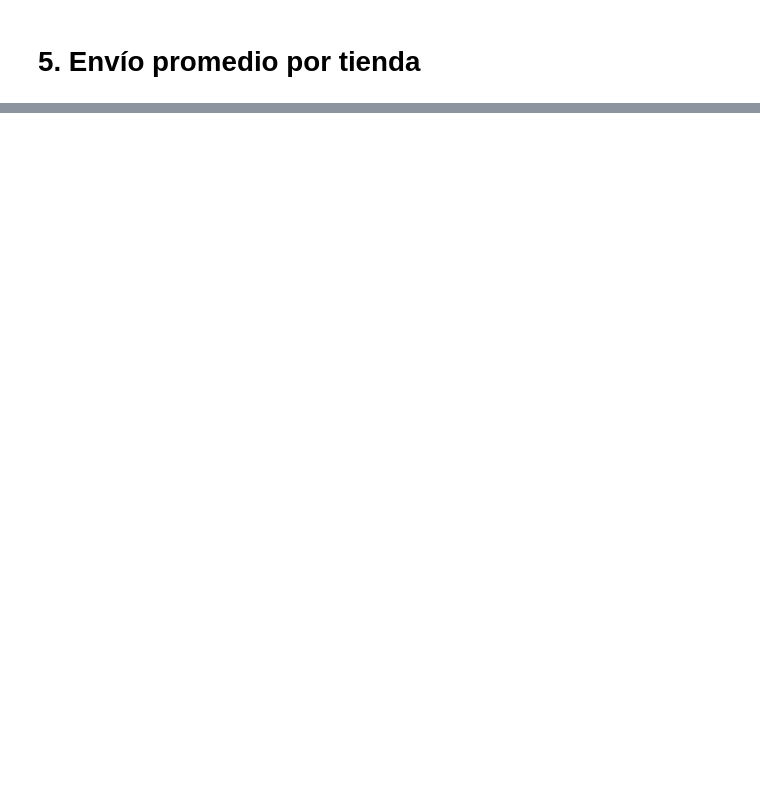
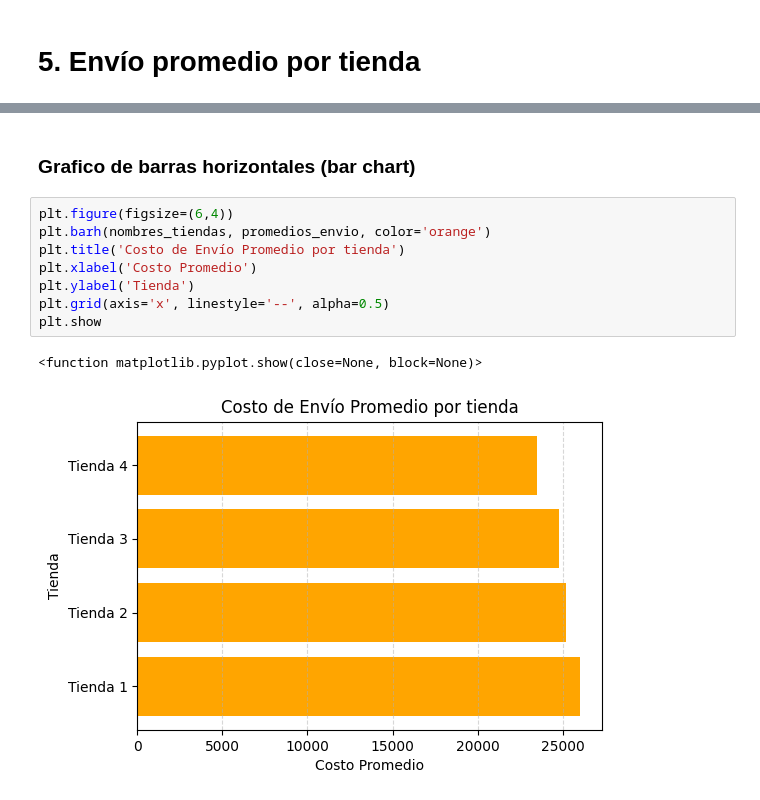
Before and after one commit to Liuz8/Analisis_Datos_Store_Proyecto, a Jupyter notebook: AluraStoreLatam.ipynb, the cells around one changed output, grey strips where cells are left out. Saved outputs shown, nothing was run; the diff lists cells and outputs as text; blank space fills up the shorter version.

```diff
--- a/AluraStoreLatam.ipynb
+++ b/AluraStoreLatam.ipynb
@@ -307,0 +348,13 @@ Name: count, dtype: int64
+# %% [markdown]
+### Grafico de barras horizontales (bar chart)
+# %%
+plt.figure(figsize=(6,4))
+plt.barh(nombres_tiendas, promedios_envio, color='orange')
+plt.title('Costo de Envío Promedio por tienda')
+plt.xlabel('Costo Promedio')
+plt.ylabel('Tienda')
+plt.grid(axis='x', linestyle='--', alpha=0.5)
+plt.show
+# %% [output]
+<function matplotlib.pyplot.show(close=None, block=None)>
+[figure, added]
```
Also changed, not shown: parts of 15 cells of this notebook.
